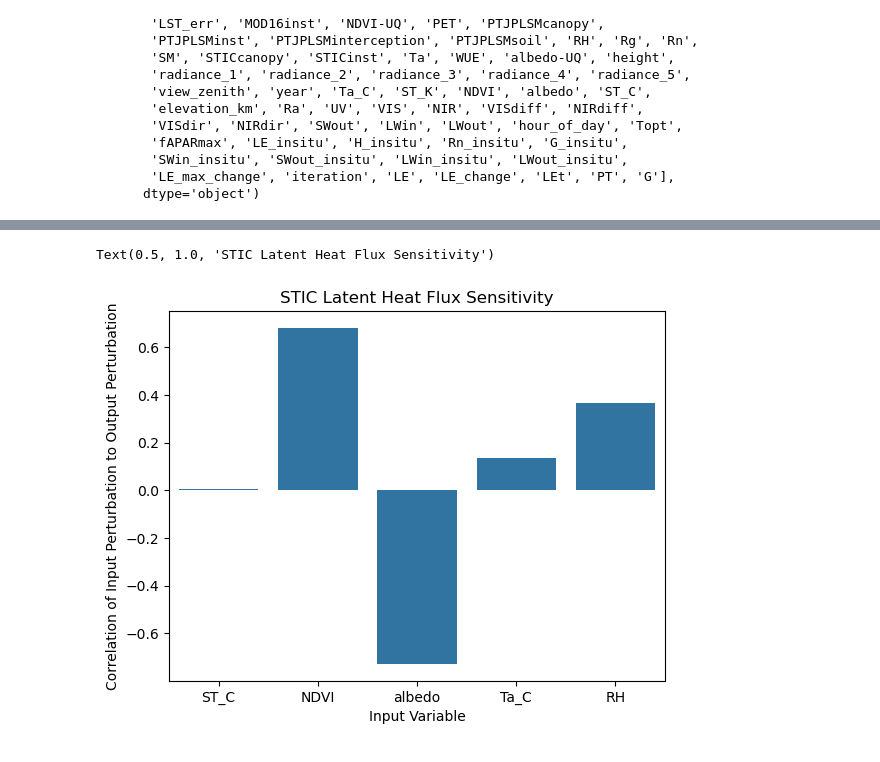
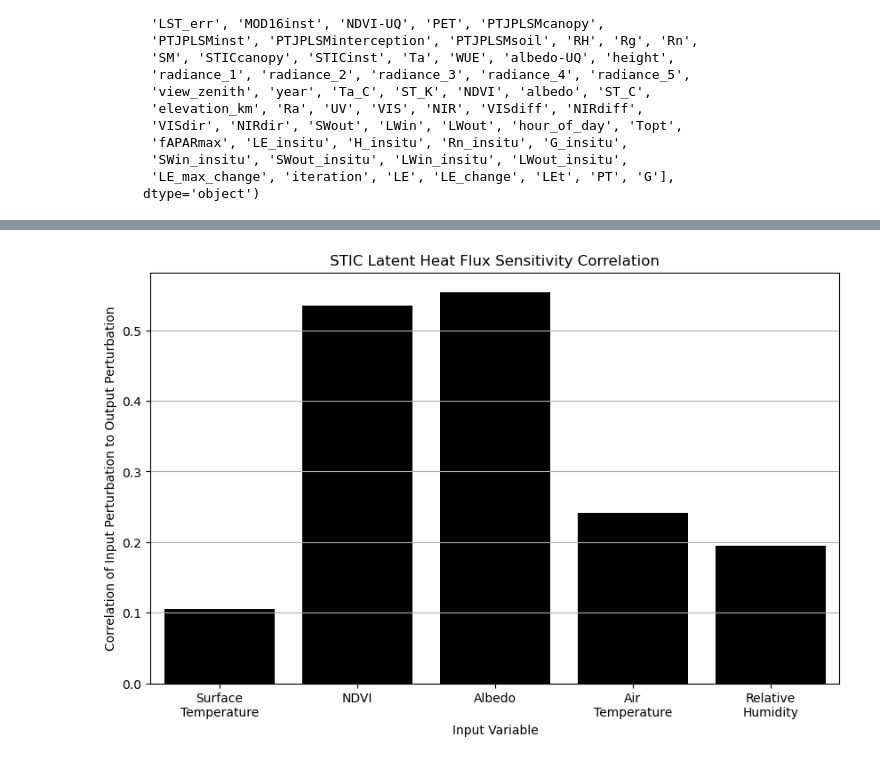
Before and after one commit to JPL-Evapotranspiration-Algorithms/ET-Sensitivity, a Jupyter notebook: STIC Sensitivity.ipynb, the cells around one changed output, grey strips where cells are left out. Cells and saved outputs as stored; diff of their text form; code cells hidden in the pictures.

Commit message:
STIC and PT-JPL sensitivity figures

```diff
--- a/STIC Sensitivity.ipynb
+++ b/STIC Sensitivity.ipynb
@@ -12,3 +18,5 @@ import seaborn as sns
+# %%
+normalization_function = divide_absolute_by_unperturbed
 # %%
 input_df = pd.read_csv("inputs.csv")
 input_df = input_df[input_df.fAPARmax != 0]
@@ -32,11 +40,14 @@ def process_verma_STIC_table(input_df: pd.DataFrame) -> pd.DataFrame:
     df = input_df.copy()
     df["Rn"] = df["Rn_insitu"]
 
-    result = process_STIC_table(
-        # process_verma_net_radiation_table(input_df),
-        df,
-        max_iterations=30,
-        use_variable_alpha=False
-    )
+    with warnings.catch_warnings():
+        warnings.simplefilter("ignore")
+
+        result = process_STIC_table(
+            process_verma_net_radiation_table(input_df),
+            # df,
+            max_iterations=30,
+            use_variable_alpha=False
+        )
 
     return result
@@ -158,7 +159,8 @@ perturbation_df, sensitivity_metrics_df = sensitivity_analysis(
     input_df=input_df,
     input_variables=input_variables,
     output_variables=output_variables,
-    forward_process=process_verma_STIC_table
+    forward_process=process_verma_STIC_table,
+    normalization_function=normalization_function
 )
 
 sensitivity_metrics_df
@@ -211,11 +204,20 @@ correlation: 0.36438599868412813
 # %%
+# Create the plot
 df = sensitivity_metrics_df
 df = df[(df.output_variable == "LE") & (df.metric == "correlation")]
-ax = sns.barplot(x=df.input_variable, y=df.value)
-# ax.set_xticklabels(["albedo", "aerosol", "cloud\nthickness", "water\nvapor", "ozone", "elevation"])
+plt.figure(figsize=(10, 6))  # Adjust the figure size
+ax = sns.barplot(x=df.input_variable, y=df.value, color='black')
+ax.set_xticklabels(["Surface\nTemperature", "NDVI", "Albedo", "Air\nTemperature", "Relative\nHumidity"])
+# plt.ylim(0, 0.8)
 plt.xlabel("Input Variable")
 plt.ylabel("Correlation of Input Perturbation to Output Perturbation")
-plt.title("STIC Latent Heat Flux Sensitivity")
+plt.title("STIC Latent Heat Flux Sensitivity Correlation")
+plt.grid(axis='y')  # Add horizontal gridlines
+
+# Save the plot as JPEG and SVG with tight bounding box
+plt.savefig("STIC Latent Heat Flux Sensitivity Correlation.jpeg", format='jpeg', bbox_inches='tight')
+plt.savefig("STIC Latent Heat Flux Sensitivity Correlation.svg", format='svg', bbox_inches='tight')
+
+plt.show()
 # %% [output]
-Text(0.5, 1.0, 'STIC Latent Heat Flux Sensitivity')
-[figure, old version]
+[figure, new version]
```
Also changed, not shown: parts of 14 cells of this notebook, 20 other files.
